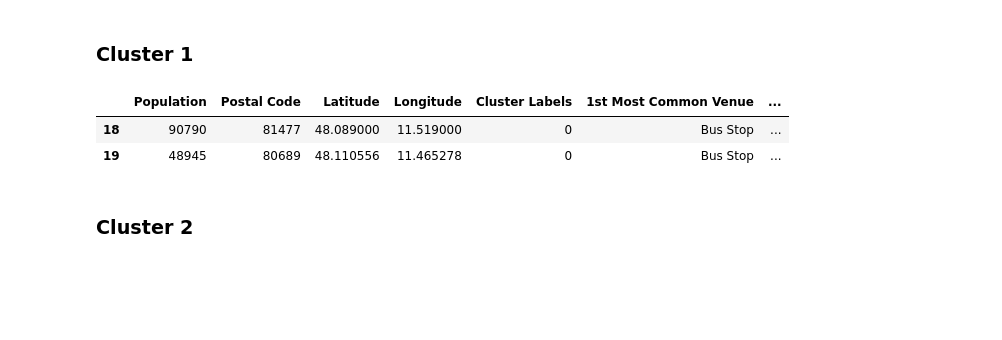
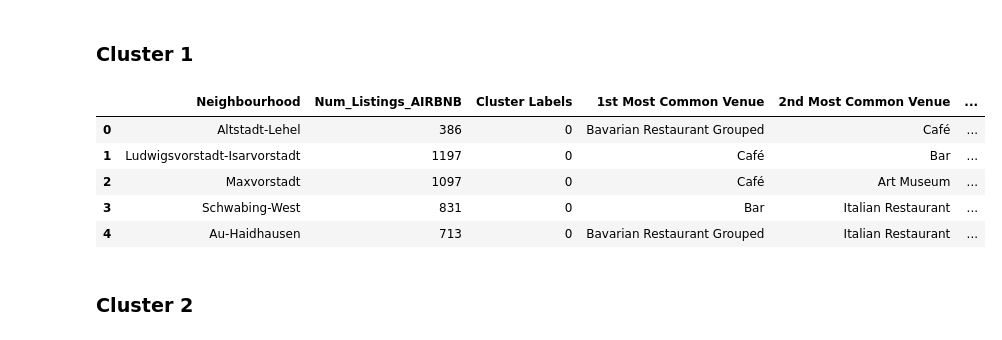
Before and after one commit to M0n01ith/Coursera_Capstone, a Jupyter notebook: Coursera Capstone Project Munich.ipynb, the cells around one changed output. Cells and saved outputs as stored; diff of their text form; code cells hidden in the pictures; blank space fills up the shorter version.

```diff
--- a/Coursera Capstone Project Munich.ipynb
+++ b/Coursera Capstone Project Munich.ipynb
@@ -340,0 +419,5 @@ munich_grouped
+# %%
+munich_grouped_bavarian_sum = munich_onehot.groupby('Neighbourhood').sum().reset_index()
+bavarian_onehot_sum = munich_grouped_bavarian_sum[["Neighbourhood","Bavarian Restaurant", "Beer Garden", "German Restaurant"]]
+bavarian_onehot_sum["Bavarian Restaurant Grouped"] = bavarian_onehot_sum.sum(axis = 1)
+bavarian_onehot_sum
@@ -340,0 +447,4 @@ munich_grouped
+# %%
+munich_grouped.drop(columns = ["Bavarian Restaurant", "Beer Garden", "German Restaurant"], inplace = True)
+munich_grouped = munich_grouped.join(bavarian_onehot["Bavarian Restaurant Grouped"], how = "left")
+munich_grouped
@@ -408,7 +537,7 @@ neighbourhoods_venues_sorted.head()
 Run *k*-means to cluster the neighborhood into 5 clusters.
 # %%
 # set number of clusters
-kclusters = 5
+kclusters = 3
 
 munich_grouped_clustering = munich_grouped.drop('Neighbourhood', 1)
 
@@ -416,5 +545,5 @@ munich_grouped_clustering = munich_grouped.drop('Neighbourhood', 1)
 kmeans = KMeans(n_clusters=kclusters, random_state=0).fit(munich_grouped_clustering)
 
 # check cluster labels generated for each row in the dataframe
-kmeans.labels_[0:10]
+kmeans.labels_
 # %% [output]
@@ -427,6 +557,8 @@ munich_merged = df_munich_reindexed
 
 munich_merged = munich_merged.join(neighbourhoods_venues_sorted.set_index('Neighbourhood'), on='Neighbourhood')
 
+munich_merged["Bavarian Restaurants"] = bavarian_onehot_sum["Bavarian Restaurant Grouped"]
+
 munich_merged.head() # check the last columns!
 # %% [output]
 |  | Neighbourhood | Population | Area | Density | Percentage | Postal Code | Latitude | Longitude | ... |
@@ -440,11 +584,15 @@ munich_merged.head() # check the last columns!
 # %% [markdown]
 <h3> Cluster 1
 # %%
-munich_merged.loc[munich_merged['Cluster Labels'] == 0, munich_merged.columns[[1] + list(range(5, munich_merged.shape[1]))]]
+cluster1 = munich_merged.loc[munich_merged['Cluster Labels'] == 0, munich_merged.columns[[0] + list(range(8, munich_merged.shape[1]))]]
+cluster1.head()
 # %% [output]
-|  | Population | Postal Code | Latitude | Longitude | Cluster Labels | 1st Most Common Venue | ... |
-| 18 | 90790 | 81477 | 48.089000 | 11.519000 | 0 | Bus Stop | ... |
-| 19 | 48945 | 80689 | 48.110556 | 11.465278 | 0 | Bus Stop | ... |
+|  | Neighbourhood | Num_Listings_AIRBNB | Cluster Labels | 1st Most Common Venue | 2nd Most Common Venue | ... |
+| 0 | Altstadt-Lehel | 386 | 0 | Bavarian Restaurant Grouped | Café | ... |
+| 1 | Ludwigsvorstadt-Isarvorstadt | 1197 | 0 | Café | Bar | ... |
+| 2 | Maxvorstadt | 1097 | 0 | Café | Art Museum | ... |
+| 3 | Schwabing-West | 831 | 0 | Bar | Italian Restaurant | ... |
+| 4 | Au-Haidhausen | 713 | 0 | Bavarian Restaurant Grouped | Italian Restaurant | ... |
 # %% [markdown]
 <h3> Cluster 2
 # %%
```
Also changed, not shown: parts of 59 cells of this notebook.
